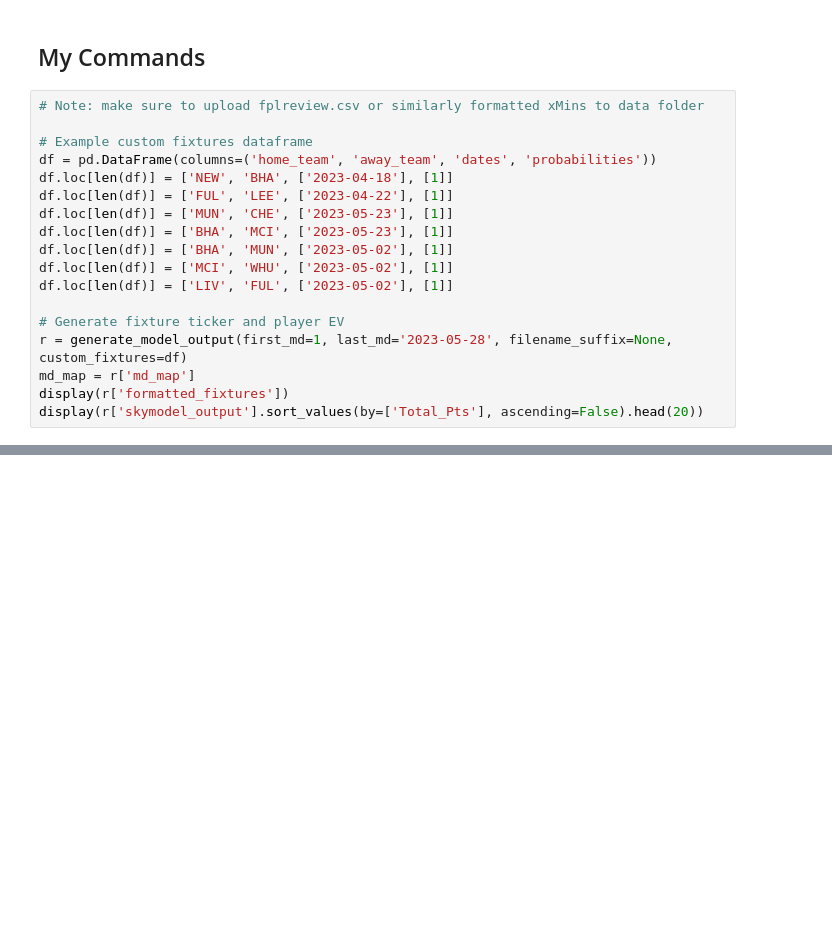
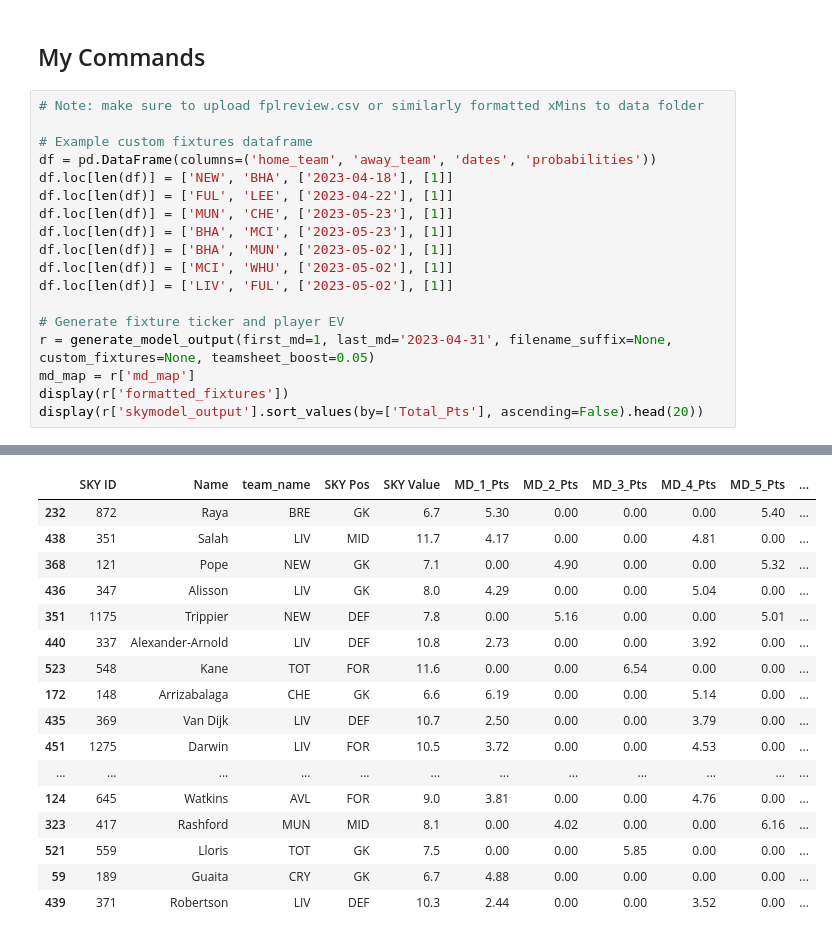
Before and after one commit to SamTroy/SkyFF_Optimization, a Jupyter notebook: notebooks/sky_opt_v1.ipynb, the cells around one changed output, grey strips where cells are left out. Saved outputs shown, nothing was run; the diff lists cells and outputs as text; blank space fills up the shorter version.

```diff
--- a/notebooks/sky_opt_v1.ipynb
+++ b/notebooks/sky_opt_v1.ipynb
@@ -815,7 +815,8 @@ df.loc[len(df)] = ['MCI', 'WHU', ['2023-05-02'], [1]]
 df.loc[len(df)] = ['LIV', 'FUL', ['2023-05-02'], [1]]
 
 # Generate fixture ticker and player EV
-r = generate_model_output(first_md=1, last_md='2023-05-28', filename_suffix=None, custom_fixtures=df)
+r = generate_model_output(first_md=1, last_md='2023-04-31', filename_suffix=None, custom_fixtures=None, teamsheet_boost=0.05)
 md_map = r['md_map']
 display(r['formatted_fixtures'])
 display(r['skymodel_output'].sort_values(by=['Total_Pts'], ascending=False).head(20))
+# %% [output]
@@ -822,3 +843,20 @@ display(r['skymodel_output'].sort_values(by=['Total_Pts'], ascending=False).head
+|  | SKY ID | Name | team_name | SKY Pos | SKY Value | MD_1_Pts | MD_2_Pts | MD_3_Pts | MD_4_Pts | MD_5_Pts | ... |
+| 232 | 872 | Raya | BRE | GK | 6.7 | 5.30 | 0.00 | 0.00 | 0.00 | 5.40 | ... |
+| 438 | 351 | Salah | LIV | MID | 11.7 | 4.17 | 0.00 | 0.00 | 4.81 | 0.00 | ... |
+| 368 | 121 | Pope | NEW | GK | 7.1 | 0.00 | 4.90 | 0.00 | 0.00 | 5.32 | ... |
+| 436 | 347 | Alisson | LIV | GK | 8.0 | 4.29 | 0.00 | 0.00 | 5.04 | 0.00 | ... |
+| 351 | 1175 | Trippier | NEW | DEF | 7.8 | 0.00 | 5.16 | 0.00 | 0.00 | 5.01 | ... |
+| 440 | 337 | Alexander-Arnold | LIV | DEF | 10.8 | 2.73 | 0.00 | 0.00 | 3.92 | 0.00 | ... |
+| 523 | 548 | Kane | TOT | FOR | 11.6 | 0.00 | 0.00 | 6.54 | 0.00 | 0.00 | ... |
+| 172 | 148 | Arrizabalaga | CHE | GK | 6.6 | 6.19 | 0.00 | 0.00 | 5.14 | 0.00 | ... |
+| 435 | 369 | Van Dijk | LIV | DEF | 10.7 | 2.50 | 0.00 | 0.00 | 3.79 | 0.00 | ... |
+| 451 | 1275 | Darwin | LIV | FOR | 10.5 | 3.72 | 0.00 | 0.00 | 4.53 | 0.00 | ... |
+| ... | ... | ... | ... | ... | ... | ... | ... | ... | ... | ... | ... |
+| 124 | 645 | Watkins | AVL | FOR | 9.0 | 3.81 | 0.00 | 0.00 | 4.76 | 0.00 | ... |
+| 323 | 417 | Rashford | MUN | MID | 8.1 | 0.00 | 4.02 | 0.00 | 0.00 | 6.16 | ... |
+| 521 | 559 | Lloris | TOT | GK | 7.5 | 0.00 | 0.00 | 5.85 | 0.00 | 0.00 | ... |
+| 59 | 189 | Guaita | CRY | GK | 6.7 | 4.88 | 0.00 | 0.00 | 0.00 | 0.00 | ... |
+| 439 | 371 | Robertson | LIV | DEF | 10.3 | 2.44 | 0.00 | 0.00 | 3.52 | 0.00 | ... |
 # %%
 skymodel_output = pd.read_csv('../data/skymodel_output.csv').set_index('SKY ID').fillna(0)
 
```
Also changed, not shown: parts of 7 cells of this notebook.
